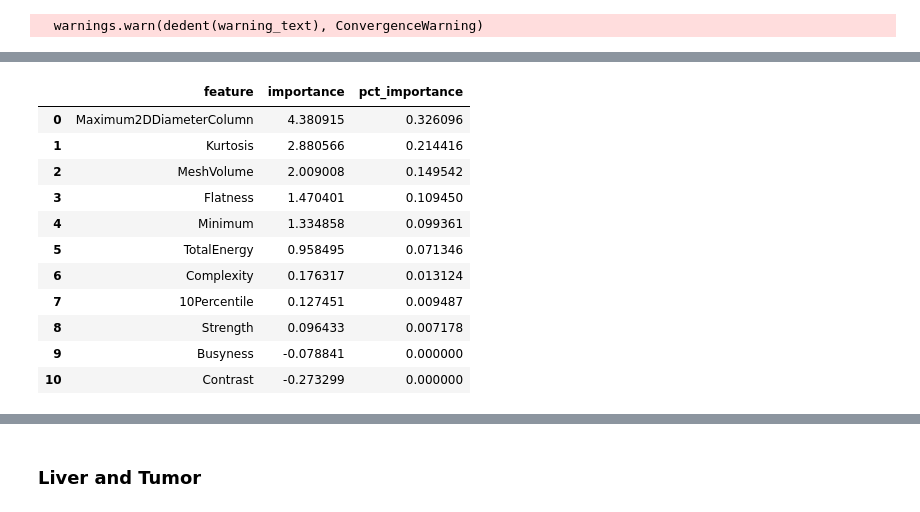
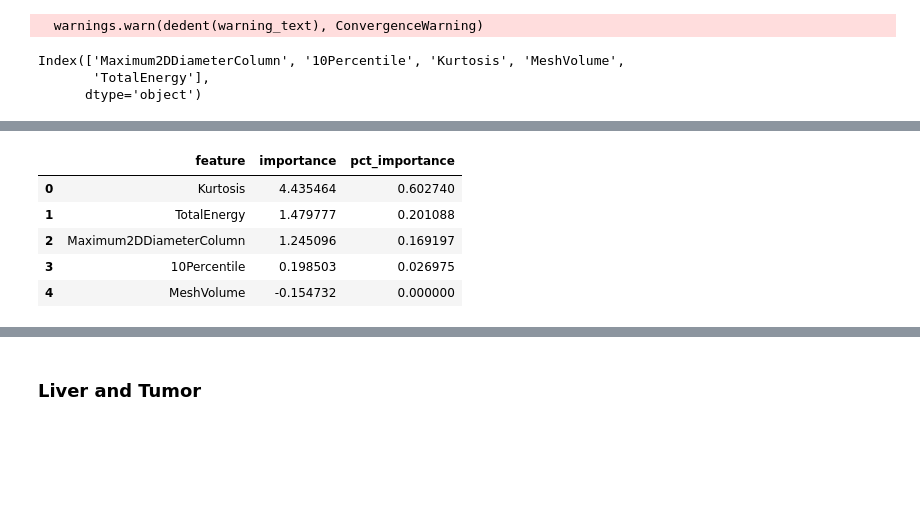
Before and after one commit to strixy16/deep-icc, a Jupyter notebook: RandomSurvivalForest/hdfs_random_forest.ipynb, the cells around one changed output, grey strips where cells are left out. Drawn from its saved outputs; the diff is of its cells as text; code cells hidden in the pictures; blank space fills up the shorter version.

```diff
--- a/RandomSurvivalForest/hdfs_random_forest.ipynb
+++ b/RandomSurvivalForest/hdfs_random_forest.ipynb
@@ -171,7 +173,7 @@ def kfold_train_survival_model(X, t, e, num_trees, max_depth, min_node_size, k=5
 
         fold_rsf = train_survival_model(X_train, t_train, e_train, num_trees, max_depth, min_node_size, seed)
 
-        train_h_c_ind, train_cpe, train_ibs = evaluate_forest(fold_rsf, X_train, t_train, e_train)
+        train_h_c_ind, train_cpe, train_ibs, _ = evaluate_forest(fold_rsf, X_train, t_train, e_train)
         val_h_c_ind, val_cpe, val_ibs, _ = evaluate_forest(fold_rsf, X_val, t_val, e_val)
 
         history['train_CI'].append(train_h_c_ind)
@@ -220,7 +222,7 @@ def kfold_train_survival_model(X, t, e, num_trees, max_depth, min_node_size, k=5
 
     return avg_train_fold_results, avg_valid_fold_results, best_fold_results, best_fold_rsf
 # %%
-def gridsearch_survival_model(X, t, e):
+def gridsearch_survival_model(X, t, e, tree_search, depth_search, node_search):
     """
     Function to run a gridsearch on various Random Survival Forest hyperparameters
 
@@ -229,13 +231,16 @@ def gridsearch_survival_model(X, t, e):
         t: array -- time labels for X, when event of interest or censoring occurred
         e: array -- event labels for X, if event occurred (1=event, 0=censoring)
     """
-    num_tree=(15, 20, 25, 30, 35)
-    max_depth=(4, 6, 8, 12, 15)
-    min_node=(3, 5, 8, 10)
+    # Values to search through
+    num_tree=tree_search
+    max_depth=depth_search
+    min_node=node_search
+
+    # initialize variables to store best options
     num_tree_best = 0
     max_depth_best = 0
     min_node_best = 0
-    # c_index_best = 0
+    c_index_best = 0
     # ghci_best = 0
     avg_train_results = None
     avg_valid_results = None
@@ -253,7 +258,7 @@ def gridsearch_survival_model(X, t, e):
                 if best_val_ci > c_index_best:
                     c_index_best = best_val_ci
                     avg_train_results = avg_train_fold_results
-                    avg_valid_results = avg_train_fold_results
+                    avg_valid_results = avg_valid_fold_results
                     best_overall_results = best_fold_results
                     num_tree_best = a
                     max_depth_best = b
@@ -378,24 +443,42 @@ Cox filter remaining variables:
        'MeshVolume', 'TotalEnergy'],
       dtype='object')
   warnings.warn(dedent(warning_text), ConvergenceWarning)
+# %%
+X_tumor.drop(labels=['Minimum', 'Complexity', 'Strength','Busyness', 'Contrast', 'Flatness'], inplace=True, axis=1)
+X_tumor.columns
+# %% [output]
+Index(['Maximum2DDiameterColumn', '10Percentile', 'Kurtosis', 'MeshVolume',
+       'TotalEnergy'],
+      dtype='object')
 # %%
+tum_num_tree=(5, 8, 10, 12, 15)
+tum_max_depth=(5, 8, 10, 12, 15)
+tum_min_node=(5, 8, 10, 12, 15)
 # RSF Model creation and evaluation
-tum_c_index_best, tum_ghci_best, tum_num_tree_best, tum_max_depth_best, tum_min_node_best, tum_best_fold_rsf = gridsearch_survival_model(X_tumor, t_tumor, e_tumor)
+tum_num_tree_best, tum_max_depth_best, tum_min_node_best, \
+    tum_avg_train_results, tum_avg_valid_results, tum_best_overall_results, tum_best_fold_rsf \
+        = gridsearch_survival_model(X_tumor, t_tumor, e_tumor, tum_num_tree, tum_max_depth, tum_min_node)
 
-print("Best k-fold c-index:",tum_c_index_best)
+print("Best k-fold c-index:", tum_best_overall_results['valid_CI'])
 # print(ghci_best)
 print("Best num_tree val:",tum_num_tree_best)
 print("Best max_depth val:", tum_max_depth_best)
 print("Best min_node val:",tum_min_node_best)
 
-tumor_rsf = train_survival_model(X_tumor, t_tumor, e_tumor, num_trees=tum_num_tree_best, max_depth=tum_max_depth_best, min_node_size=tum_min_node_best, seed=16)
-train_tumor_cind, train_tumor_ghci, train_tumor_ibs, train_tumor_riskpred = evaluate_forest(tumor_rsf, X_tumor, t_tumor, e_tumor)
-tumor_h_c_ind, tumor_gh_c_ind, tumor_ibs, tumor_preds = evaluate_forest(tumor_rsf, XT_tumor, tT_tumor, eT_tumor)
+# tumor_rsf = train_survival_model(X_tumor, t_tumor, e_tumor, num_trees=tum_num_tree_best, max_depth=tum_max_depth_best, min_node_size=tum_min_node_best, seed=16)
+# train_tumor_cind, train_tumor_ghci, train_tumor_ibs, train_tumor_riskpred = evaluate_forest(tumor_rsf, X_tumor, t_tumor, e_tumor)
+tumor_h_c_ind, tumor_gh_c_ind, tumor_ibs, tumor_preds = evaluate_forest(tum_best_fold_rsf, XT_tumor, tT_tumor, eT_tumor)
 
 print("Training: ")
-print("Harrel's C-index: ", train_tumor_cind)
-print("GH C-index: ", train_tumor_ghci)
-print("IBS: ", train_tumor_ibs)
+print("Harrel's C-index: ", tum_best_overall_results['train_CI'])
+print("CPE: ", tum_best_overall_results['train_CPE'])
+print("IBS: ", tum_best_overall_results['train_IBS'])
+print()
+
+print("Validation: ")
+print("Harrel's C-index: ", tum_best_overall_results['valid_CI'])
+print("CPE: ", tum_best_overall_results['valid_CPE'])
+print("IBS: ", tum_best_overall_results['valid_IBS'])
 
 print()
 print("Testing: ")
@@ -403,6 +486,6 @@ print("Harrel's C-index: ", tumor_h_c_ind)
 print("GH C-index: ", tumor_gh_c_ind)
 print("IBS: ", tumor_ibs)
 
-tum_var_imps = tumor_rsf.variable_importance_table
+tum_var_imps = tum_best_fold_rsf.variable_importance_table
 tum_var_imps
 # %% [output]
@@ -420,15 +510,9 @@ IBS:  0.282533349505983
 |  | feature | importance | pct_importance |
-| 0 | Maximum2DDiameterColumn | 4.380915 | 0.326096 |
-| 1 | Kurtosis | 2.880566 | 0.214416 |
-| 2 | MeshVolume | 2.009008 | 0.149542 |
-| 3 | Flatness | 1.470401 | 0.109450 |
-| 4 | Minimum | 1.334858 | 0.099361 |
-| 5 | TotalEnergy | 0.958495 | 0.071346 |
-| 6 | Complexity | 0.176317 | 0.013124 |
-| 7 | 10Percentile | 0.127451 | 0.009487 |
-| 8 | Strength | 0.096433 | 0.007178 |
-| 9 | Busyness | -0.078841 | 0.000000 |
-| 10 | Contrast | -0.273299 | 0.000000 |
+| 0 | Kurtosis | 4.435464 | 0.602740 |
+| 1 | TotalEnergy | 1.479777 | 0.201088 |
+| 2 | Maximum2DDiameterColumn | 1.245096 | 0.169197 |
+| 3 | 10Percentile | 0.198503 | 0.026975 |
+| 4 | MeshVolume | -0.154732 | 0.000000 |
 # %%
 test_tumor_predictions = test_tumor_data.loc[:, ['ScoutID', "HDFS_Time", "HDFS_Code", "Cancer_Type"]]
 test_tumor_predictions['Prediction'] = tumor_preds
```
Also changed, not shown: parts of 16 cells of this notebook.
